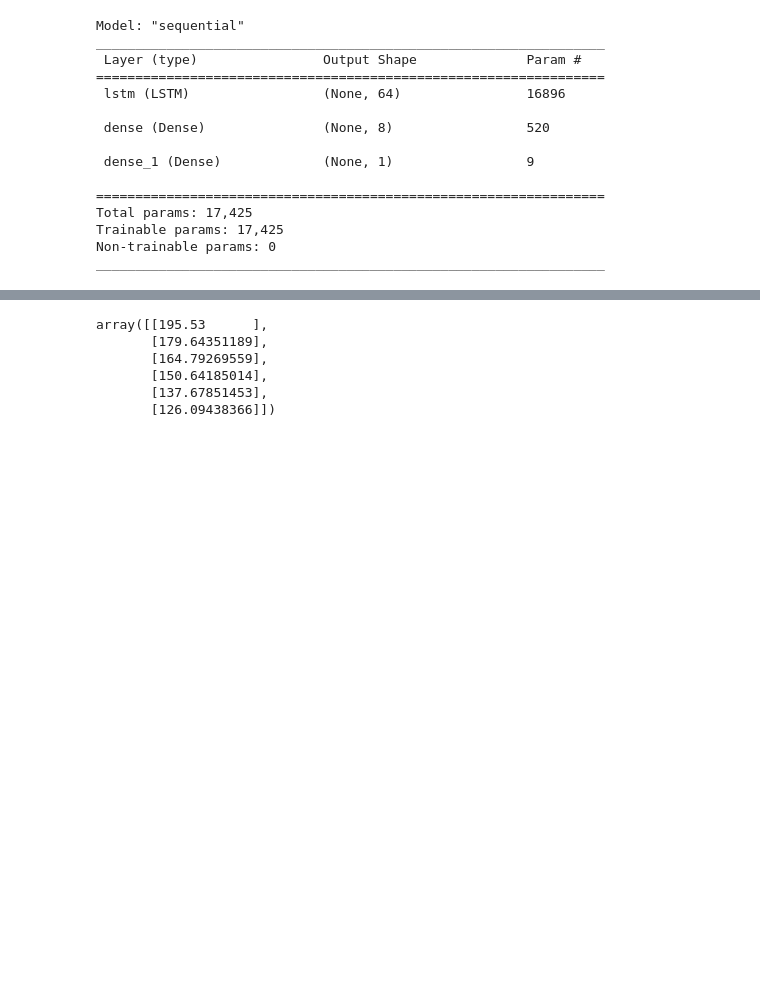
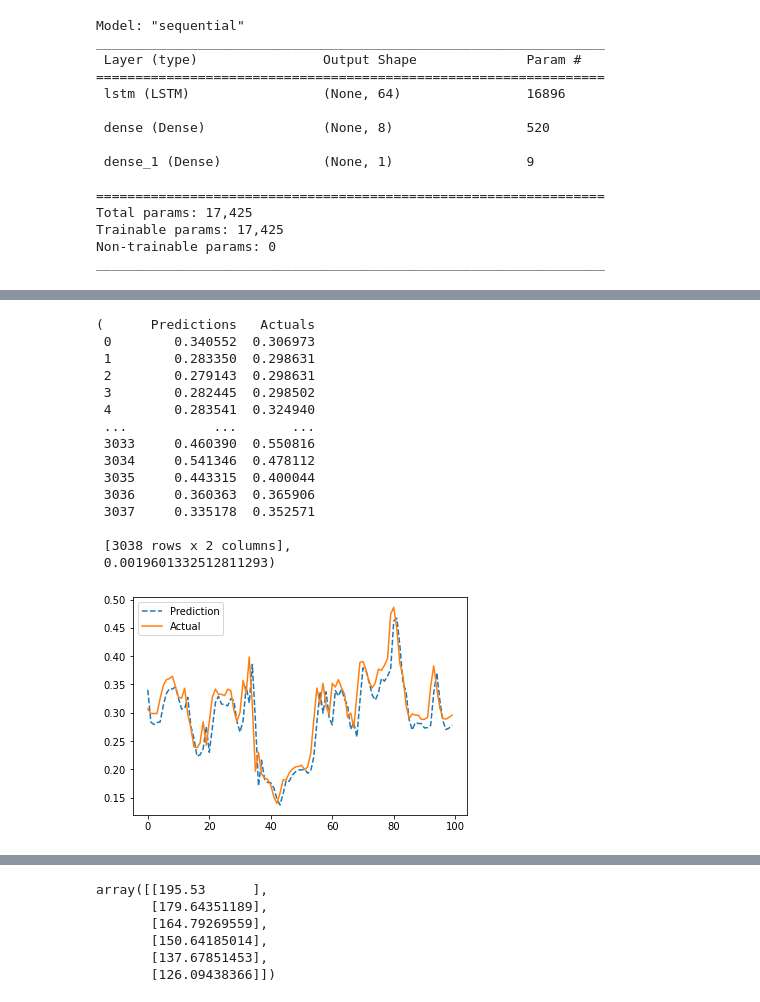
Before and after one commit to tomrigt/PPAnalytics, a Jupyter notebook: ML_epex.ipynb, the cells around one changed output, grey strips where cells are left out. Drawn from its saved outputs; the diff is of its cells as text; code cells hidden in the pictures; blank space fills up the shorter version.

```diff
--- a/ML_epex.ipynb
+++ b/ML_epex.ipynb
@@ -222,0 +225,4 @@ plt.show()
+# %%
+# Plot trained data & actuals
+plot_predictions(model_1, x_test, y_test)
+# %% [output]
@@ -223,3 +230,19 @@ plt.show()
+(      Predictions   Actuals
+ 0        0.340552  0.306973
+ 1        0.283350  0.298631
+ 2        0.279143  0.298631
+ 3        0.282445  0.298502
+ 4        0.283541  0.324940
+ ...           ...       ...
+ 3033     0.460390  0.550816
+ 3034     0.541346  0.478112
+ 3035     0.443315  0.400044
+ 3036     0.360363  0.365906
+ 3037     0.335178  0.352571
+
+ [3038 rows x 2 columns],
+ 0.0019601332512811293)
+[figure, added]
 # %%
 # Predict the first 5 hours in the future
 future_data = df['Normalized EPEX'].values.reshape((-1))
```
Also changed, not shown: parts of 9 cells of this notebook.
